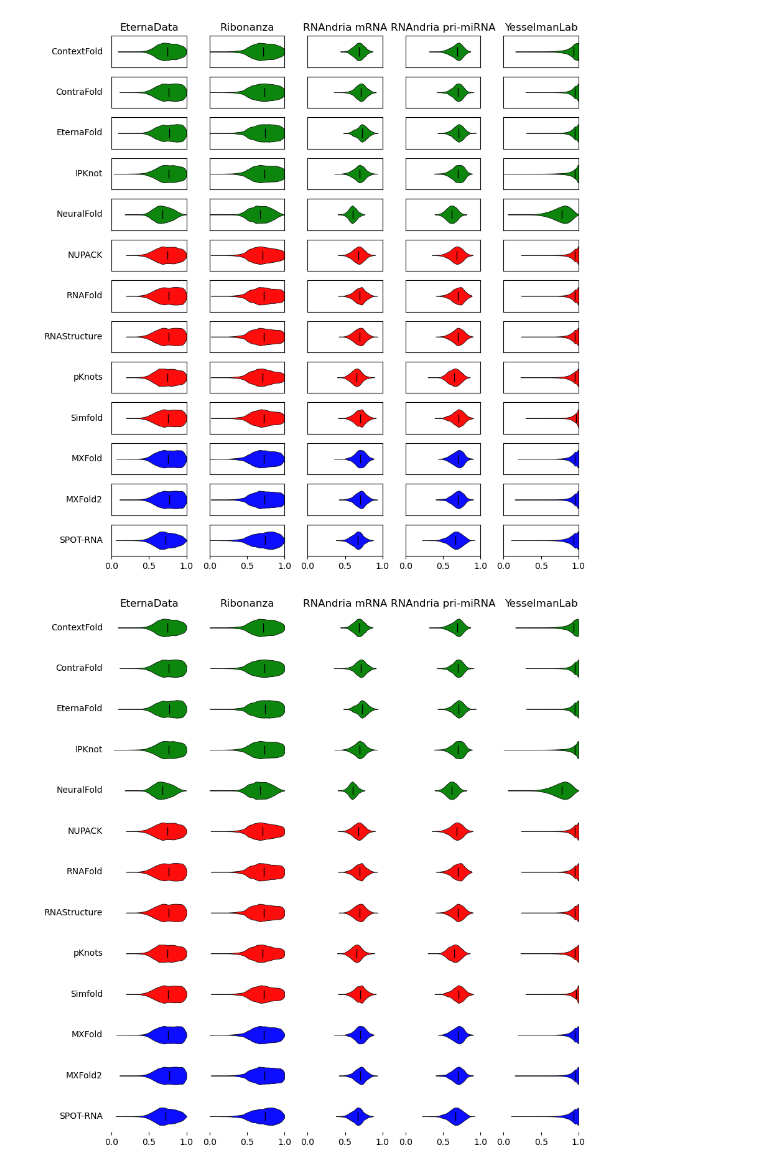
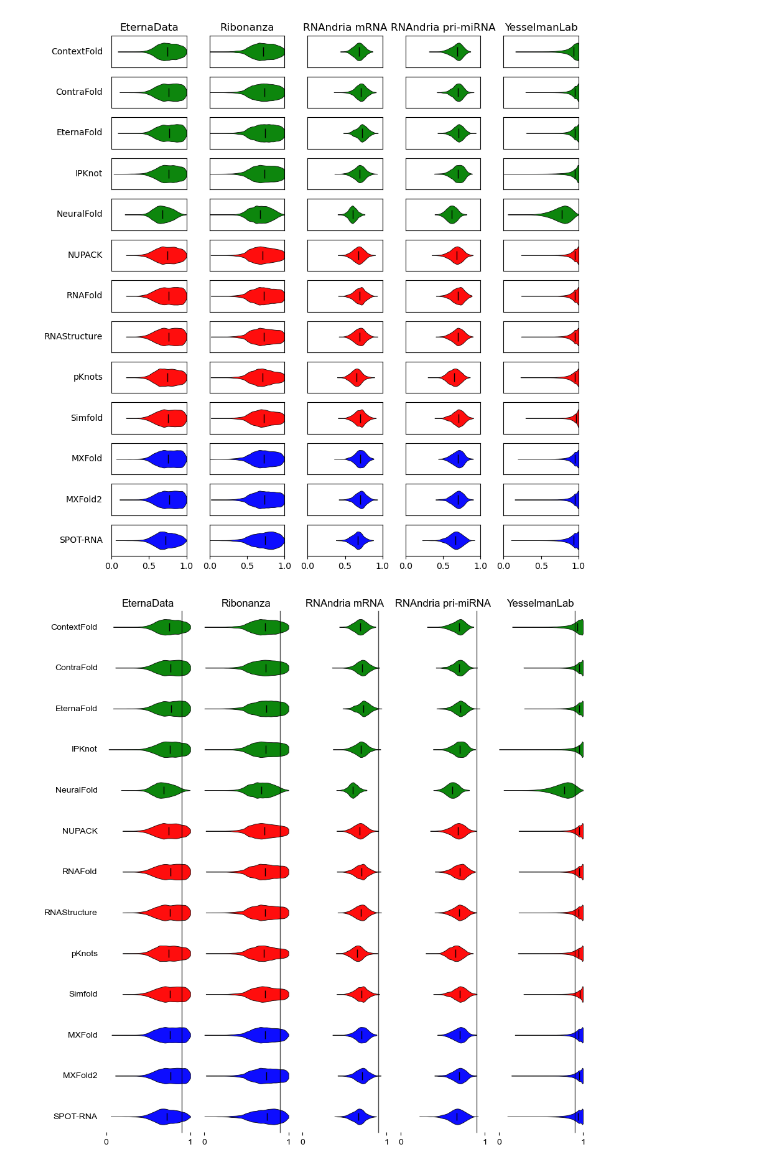
Before and after one commit to erik-whiting/rnass_project_figures, a Jupyter notebook: make_violin_plots.ipynb, the cells around one changed output. Cells and saved outputs as stored; diff of their text form; code cells hidden in the pictures.

Commit message:
Update violin plot

```diff
--- a/make_violin_plots.ipynb
+++ b/make_violin_plots.ipynb
@@ -113,6 +113,9 @@ plt.show()
 # %% [output]
 [figure]
 # %%
+from matplotlib.lines import Line2D
+
+
 model_order = [
     "ContextFold", "ContraFold", "EternaFold", "IPKnot", "NeuralFold",
     "NUPACK", "RNAFold", "RNAStructure", "pKnots", "Simfold",
@@ -124,7 +127,7 @@ dataset_order = ["EternaData", "Ribonanza", "RNAndria mRNA", "RNAndria pri-miRNA
 n_rows = len(model_order)
 n_cols = len(dataset_order)
 
-fig_w = max(1.8 * n_cols, 8)
+fig_w = max(1.8 * n_cols, 7)
 fig_h = max(0.7 * n_rows, 8)
 
 fig, axes = plt.subplots(
@@ -137,62 +140,89 @@ fig, axes = plt.subplots(
 )
 
 for row_idx, model in enumerate(model_order):
+    plt.rcParams['font.family'] = 'sans-serif'
+    plt.rcParams['font.sans-serif'] = 'Arial'
     for col_idx, dataset in enumerate(dataset_order):
         ax = axes[row_idx, col_idx]
 
         values = ds_model_map.get(dataset, {}).get(model, [])
         values = [v for v in values if v is not None and not np.isnan(v)]
 
-        if len(values) > 0:
-            violin = ax.violinplot(
-                values,
-                positions=[0],
-                widths=0.9,
-                showmeans=False,
-                showmedians=True,
-                showextrema=False,
-                vert=False
-            )
+        violin = ax.violinplot(
+            values,
+            positions=[0],
+            widths=0.8,
+            showmeans=False,
+            showmedians=True,
+            showextrema=False,
+            vert=False
+        )
 
-            model_color = du.get_model_color(model)
+        model_color = du.get_model_color(model)
 
-            for body in violin["bodies"]:
-                body.set_facecolor(model_color)
-                body.set_edgecolor("black")
-                body.set_alpha(0.95)
-                body.set_linewidth(0.6)
+        for body in violin["bodies"]:
+            body.set_facecolor(model_color)
+            body.set_edgecolor("black")
+            body.set_alpha(0.95)
+            body.set_linewidth(0.6)
 
-            if "cmedians" in violin:
-                violin["cmedians"].set_color("black")
-                violin["cmedians"].set_linewidth(1.0)
+        if "cmedians" in violin:
+            violin["cmedians"].set_color("black")
+            violin["cmedians"].set_linewidth(1.0)
 
-        else:
-            ax.text(
-                0.5, 0.5, "No data",
-                ha="center", va="center",
-                transform=ax.transAxes,
-                fontsize=8
-            )
 
         ax.set_xlim(0.0, 1.0)
         ax.set_ylim(-0.8, 0.8)
+
         if row_idx == n_rows - 1:
-            ax.set_xticks([0.0, 0.5, 1.0])
+            ax.set_xticks([0.0, 1.0])
         else:
             ax.set_xticks([])
         ax.set_yticks([])
         ax.grid(axis="y", alpha=0.2, linewidth=0.5)
 
         for spine in ax.spines.values():
             spine.set_visible(False)
 
         if col_idx == 0:
             ax.set_ylabel(model, rotation=0, ha="right", va="center", labelpad=10)
 
         if row_idx == 0:
             ax.set_title(dataset)
 
 plt.tight_layout()
+# 2d line
+# plt.subplots_adjust(hspace=0.05, wspace=0.15)
+
+fig.canvas.draw()
+
+threshold = 0.9
+
+for col_idx in range(n_cols):
+    top_ax = axes[0, col_idx]
+    bottom_ax = axes[-1, col_idx]
+
+    # Convert x=0.9 from data coordinates to figure coordinates
+    x_display = top_ax.transData.transform((threshold, 0))[0]
+    x_fig = fig.transFigure.inverted().transform((x_display, 0))[0]
+
+    # Get vertical span of the whole column in figure coordinates
+    y_bottom = bottom_ax.get_position().y0
+    y_top = top_ax.get_position().y1
+
+    line = Line2D(
+        [x_fig, x_fig],
+        [y_bottom, y_top],
+        transform=fig.transFigure,
+        color="black",
+        linewidth=1,
+        alpha=0.7,
+        zorder=10
+    )
+
+    fig.add_artist(line)
+
+
 plt.show()
 # %% [output]
-[figure, old version]
+[figure, new version]
```
Also changed, not shown: 1 other file.
